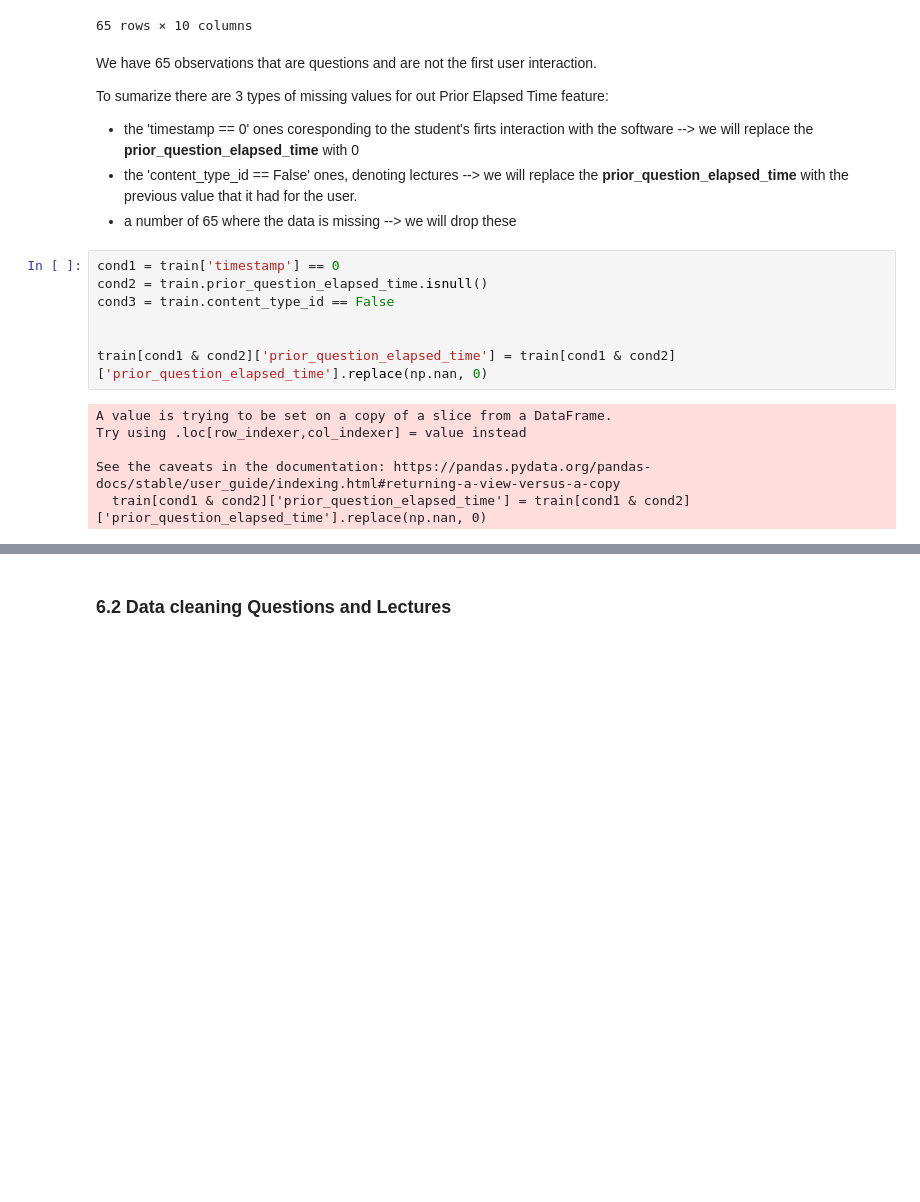
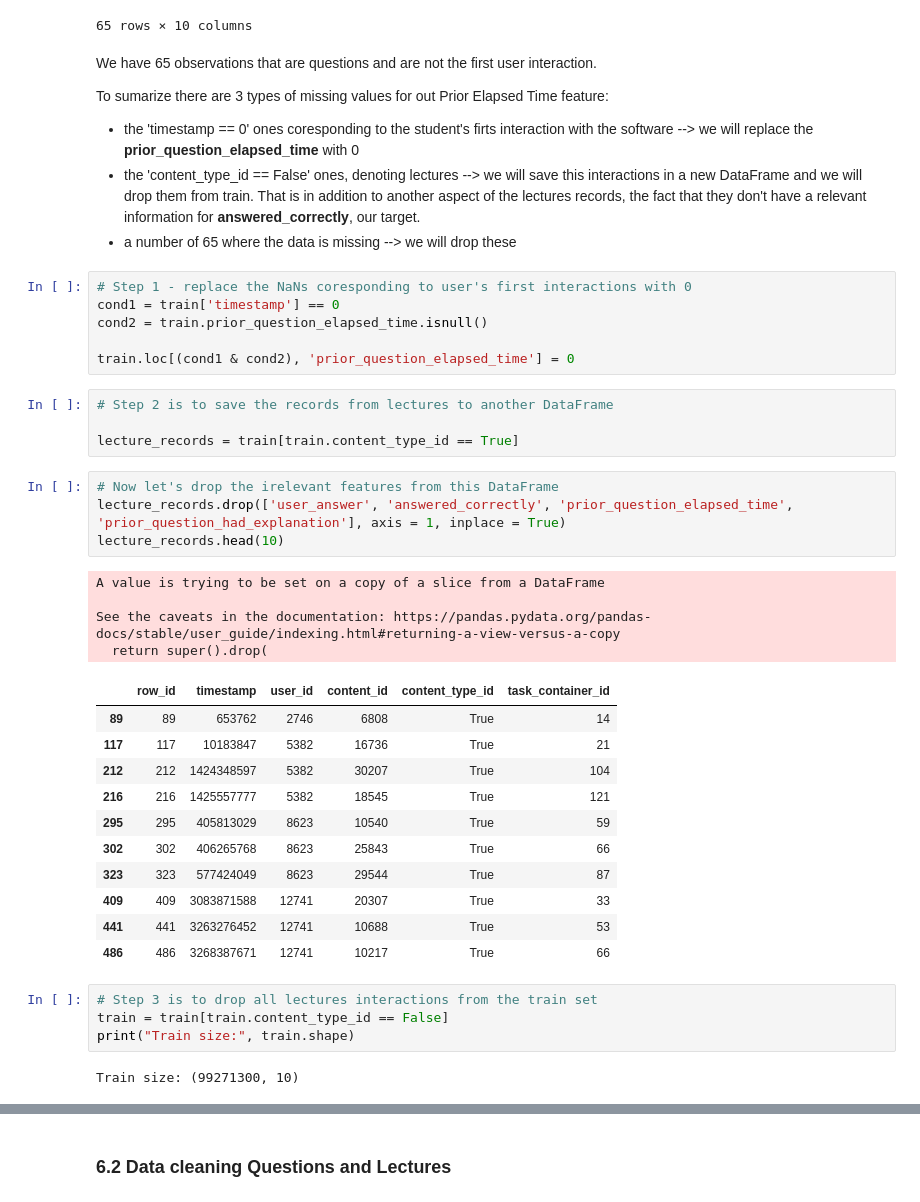
Before and after one commit to Razvanepe/Answer_Correctness_Prediction, a Jupyter notebook: notebooks/Data Wrangling.ipynb, the cells around one changed output, grey strips where cells are left out. Cells and saved outputs as stored; diff of their text form; blank space fills up the shorter version.

Commit message:
Final Data Wrangling

```diff
--- a/notebooks/Data Wrangling.ipynb
+++ b/notebooks/Data Wrangling.ipynb
@@ -794,18 +804,42 @@ We have 65 observations that are questions and are not the first user interactio
 
 To sumarize there are 3 types of missing values for out Prior Elapsed Time feature:
 * the 'timestamp == 0' ones coresponding to the student's firts interaction with the software --> we will replace the **prior_question_elapsed_time** with 0
-* the 'content_type_id == False' ones, denoting lectures --> we will replace the **prior_question_elapsed_time** with the previous value that it had for the user.
+* the 'content_type_id == False' ones, denoting lectures --> we will save this interactions in a new DataFrame and we will drop them from train.
+    That is in addition to another aspect of the lectures records, the fact that they don't have a relevant information for **answered_correctly**, our target.
 * a number of 65 where the data is missing --> we will drop these
 # %%
+# Step 1 - replace the NaNs coresponding to user's first interactions with 0
 cond1 = train['timestamp'] == 0
 cond2 = train.prior_question_elapsed_time.isnull()
-cond3 = train.content_type_id == False
 
-
-train[cond1 & cond2]['prior_question_elapsed_time'] = train[cond1 & cond2]['prior_question_elapsed_time'].replace(np.nan, 0)
+train.loc[(cond1 & cond2), 'prior_question_elapsed_time'] = 0
-# %% [output]
-A value is trying to be set on a copy of a slice from a DataFrame.
-Try using .loc[row_indexer,col_indexer] = value instead
-
-See the caveats in the documentation: https://pandas.pydata.org/pandas-docs/stable/user_guide/indexing.html#returning-a-view-versus-a-copy
-  train[cond1 & cond2]['prior_question_elapsed_time'] = train[cond1 & cond2]['prior_question_elapsed_time'].replace(np.nan, 0)
+# %%
+# Step 2 is to save the records from lectures to another DataFrame
+
+lecture_records = train[train.content_type_id == True]
+# %%
+# Now let's drop the irelevant features from this DataFrame
+lecture_records.drop(['user_answer', 'answered_correctly', 'prior_question_elapsed_time', 'prior_question_had_explanation'], axis = 1, inplace = True)
+lecture_records.head(10)
+# %% [output]
+A value is trying to be set on a copy of a slice from a DataFrame
+
+See the caveats in the documentation: https://pandas.pydata.org/pandas-docs/stable/user_guide/indexing.html#returning-a-view-versus-a-copy
+  return super().drop(
+|  | row_id | timestamp | user_id | content_id | content_type_id | task_container_id |
+| 89 | 89 | 653762 | 2746 | 6808 | True | 14 |
+| 117 | 117 | 10183847 | 5382 | 16736 | True | 21 |
+| 212 | 212 | 1424348597 | 5382 | 30207 | True | 104 |
+| 216 | 216 | 1425557777 | 5382 | 18545 | True | 121 |
+| 295 | 295 | 405813029 | 8623 | 10540 | True | 59 |
+| 302 | 302 | 406265768 | 8623 | 25843 | True | 66 |
+| 323 | 323 | 577424049 | 8623 | 29544 | True | 87 |
+| 409 | 409 | 3083871588 | 12741 | 20307 | True | 33 |
+| 441 | 441 | 3263276452 | 12741 | 10688 | True | 53 |
+| 486 | 486 | 3268387671 | 12741 | 10217 | True | 66 |
+# %%
+# Step 3 is to drop all lectures interactions from the train set
+train = train[train.content_type_id == False]
+print("Train size:", train.shape)
+# %% [output]
+Train size: (99271300, 10)
```
Also changed, not shown: parts of 20 cells of this notebook, 1 other file.
